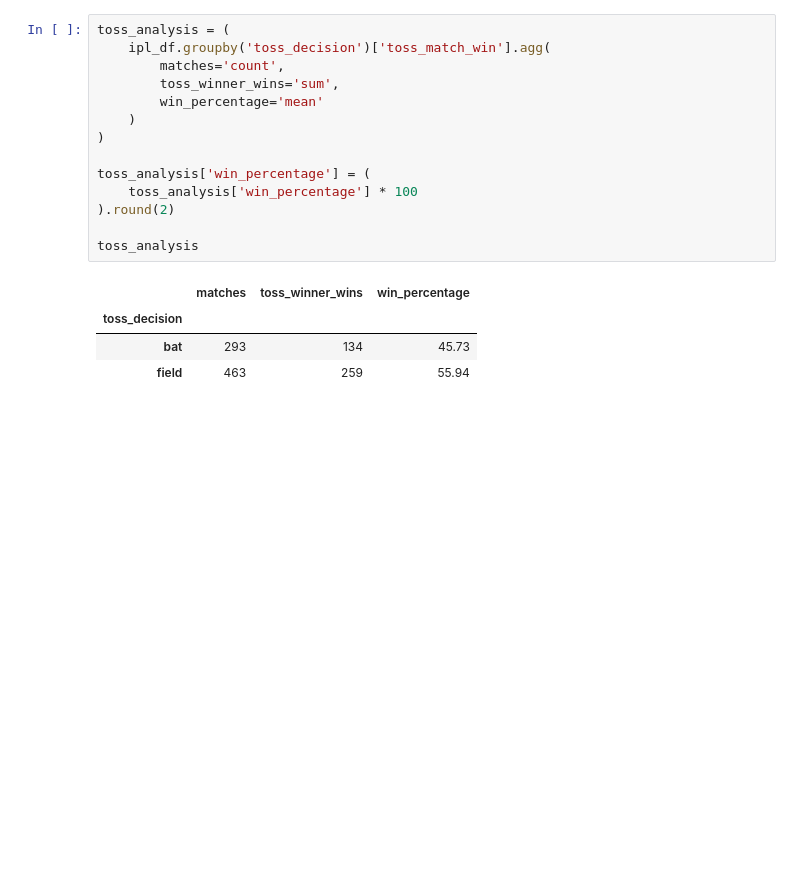
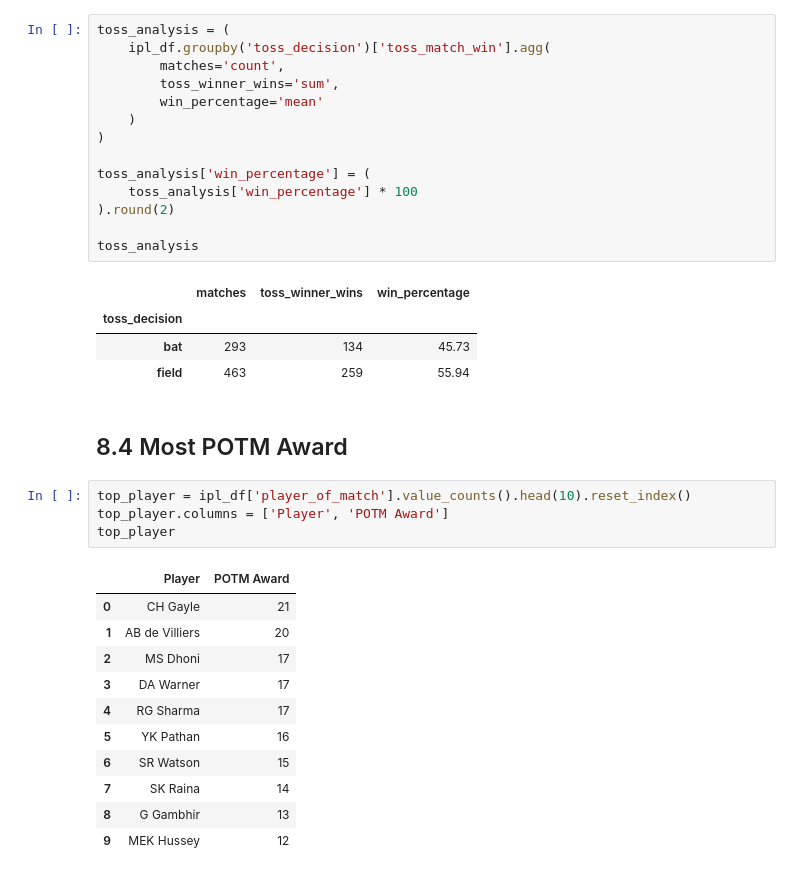
Before and after one commit to vidushan-ds/academic-data-wrangler, a Jupyter notebook: cricket-performance-analytics/cricket_analyz.ipynb, the cells around one changed output. Saved outputs shown, nothing was run; the diff lists cells and outputs as text; blank space fills up the shorter version.

Commit message:
feat: most POTM award winning players

```diff
--- a/cricket-performance-analytics/cricket_analyz.ipynb
+++ b/cricket-performance-analytics/cricket_analyz.ipynb
@@ -408,3 +408,21 @@ toss_analysis
 | toss_decision |  |  |  |
 | bat | 293 | 134 | 45.73 |
 | field | 463 | 259 | 55.94 |
+# %% [markdown]
+## 8.4 Most POTM Award
+# %%
+top_player = ipl_df['player_of_match'].value_counts().head(10).reset_index()
+top_player.columns = ['Player', 'POTM Award']
+top_player
+# %% [output]
+|  | Player | POTM Award |
+| 0 | CH Gayle | 21 |
+| 1 | AB de Villiers | 20 |
+| 2 | MS Dhoni | 17 |
+| 3 | DA Warner | 17 |
+| 4 | RG Sharma | 17 |
+| 5 | YK Pathan | 16 |
+| 6 | SR Watson | 15 |
+| 7 | SK Raina | 14 |
+| 8 | G Gambhir | 13 |
+| 9 | MEK Hussey | 12 |
```
